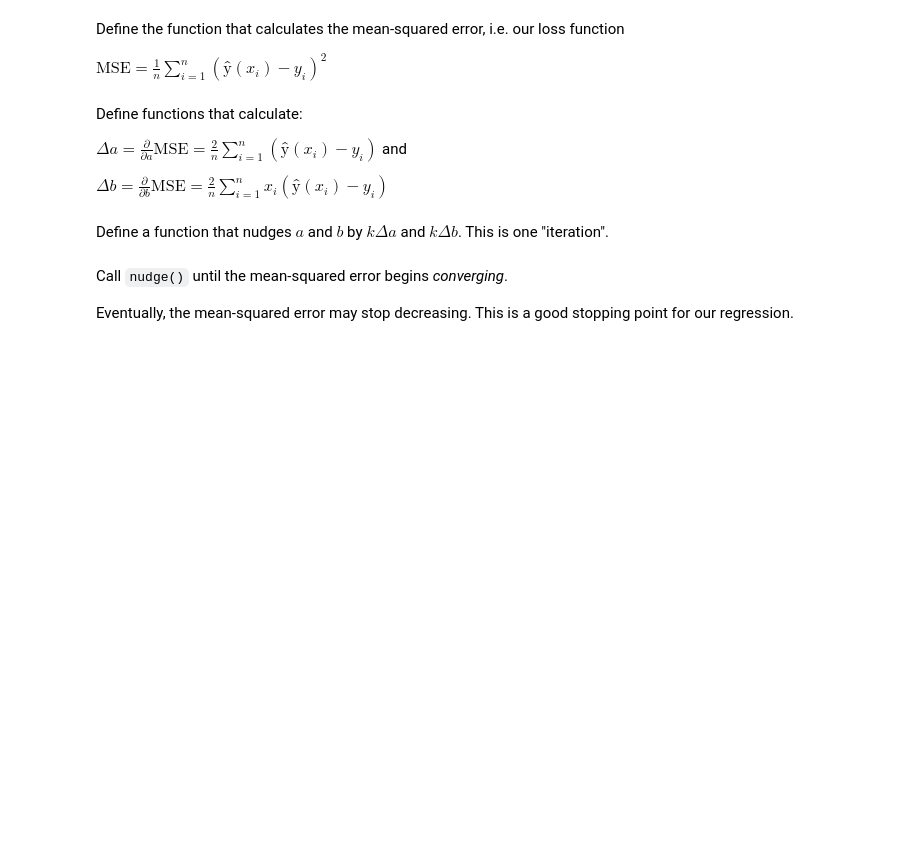
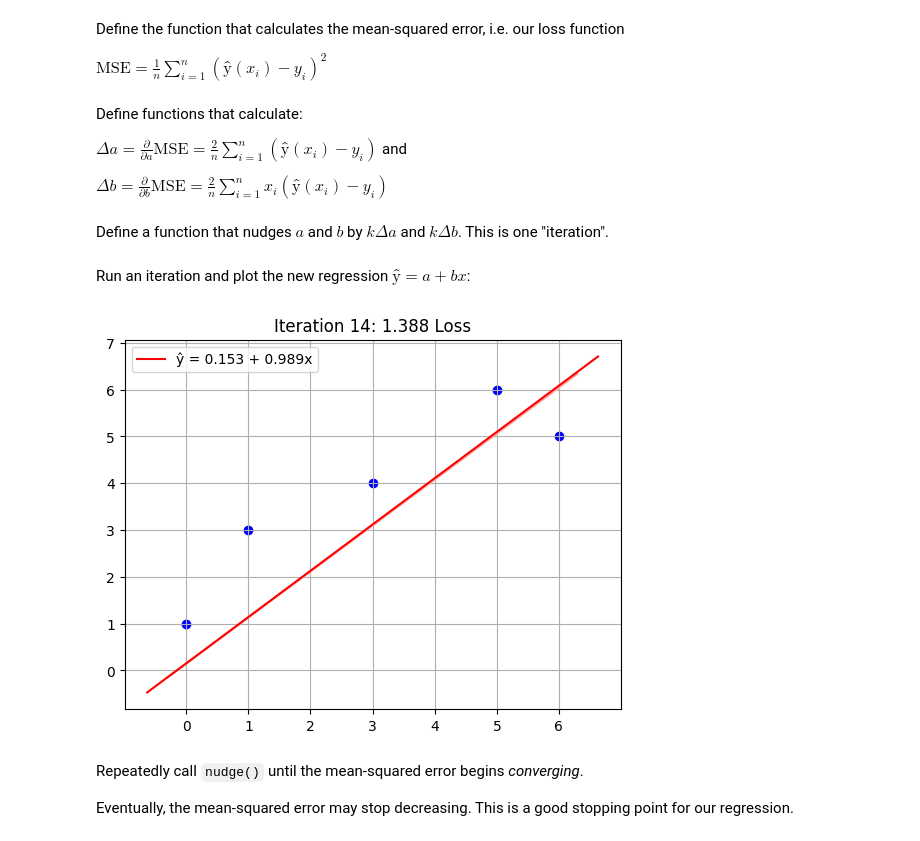
Before and after one commit to jay3332/ml-ipynb, a Jupyter notebook: 2025_01_15_linear_regression.ipynb, the cells around one changed output. Cells and saved outputs as stored; diff of their text form; code cells hidden in the pictures; blank space fills up the shorter version.

```diff
--- a/2025_01_15_linear_regression.ipynb
+++ b/2025_01_15_linear_regression.ipynb
@@ -16,7 +29,10 @@ x_n, y_n = data[-1]
 x_1, y_1 = data[0]
 
 a = 0
-b = (y_n - y_1) / (x_n - x_1)
+try:
+    b = (y_n - y_1) / (x_n - x_1)
+except ZeroDivisionError:
+    b = 0
 
 # Let's also track the number of iterations so far:
 iterations = 0
@@ -60,4 +73,28 @@ def nudge():
+# %% [markdown]
+Run an iteration and plot the new regression $ŷ = a + bx$:
+# %%
+def plot_regression_line(*, color: str = 'red'):
+    return plt.plot(plt.xlim(), [y_hat(x) for x in plt.xlim()], color=color)
+
+# Plot data points and old regression
+plt.scatter(x_coords, y_coords, color='blue')
+plot_regression_line(color='#ffaaaa')
+
+# Perform one iteration
+nudge()
+
+plt.title(f"Iteration {iterations}: {loss():.3f} Loss")
+
+# Plot new regression
+line, = plot_regression_line()
+line.set_label(f"ŷ = {a:.3f} + {b:.3f}x")  # Regression equation
+
+plt.grid(True)
+plt.legend()
+plt.show()
+# %% [output]
+[figure, added]
 # %% [markdown]
-Call `nudge()` until the mean-squared error begins *converging*.
+Repeatedly call `nudge()` until the mean-squared error begins *converging*.
 
 Eventually, the mean-squared error may stop decreasing. This is a good stopping point for our regression.
```
Also changed, not shown: parts of 9 cells of this notebook.
